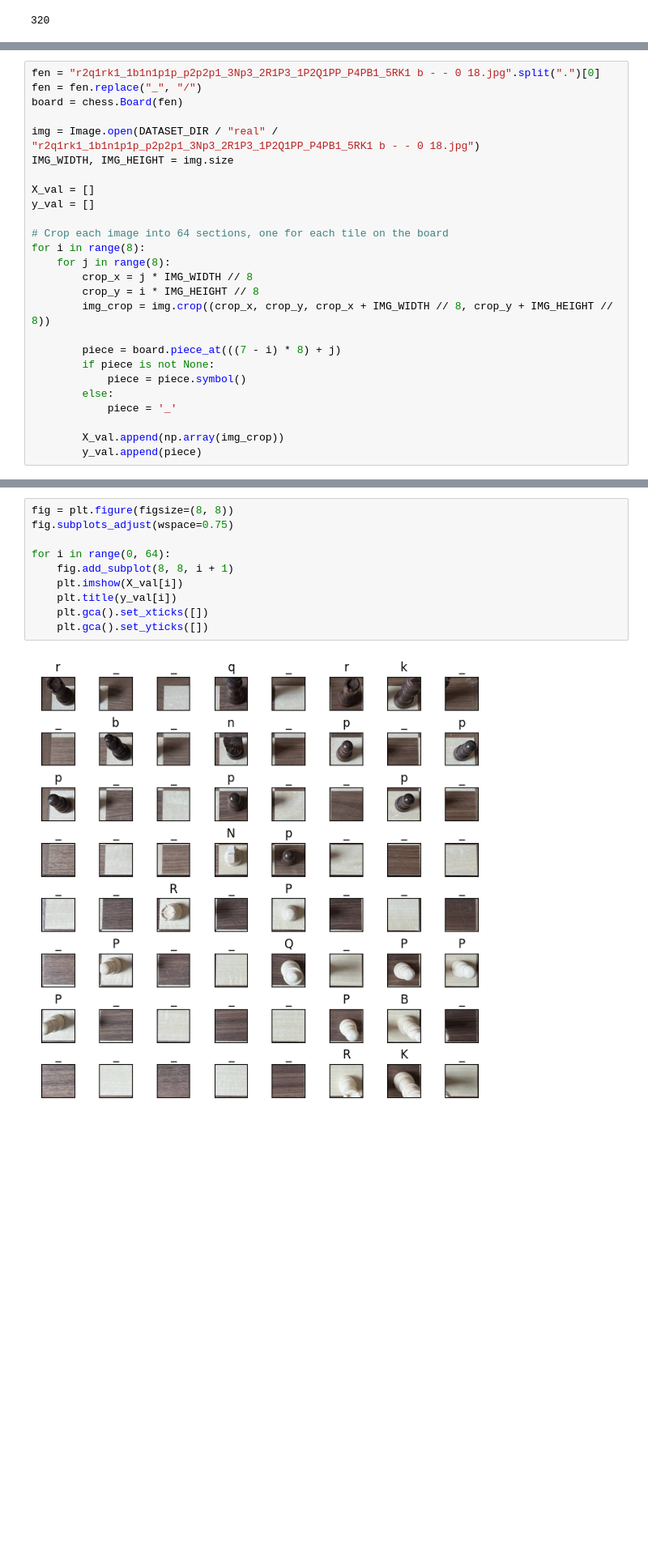
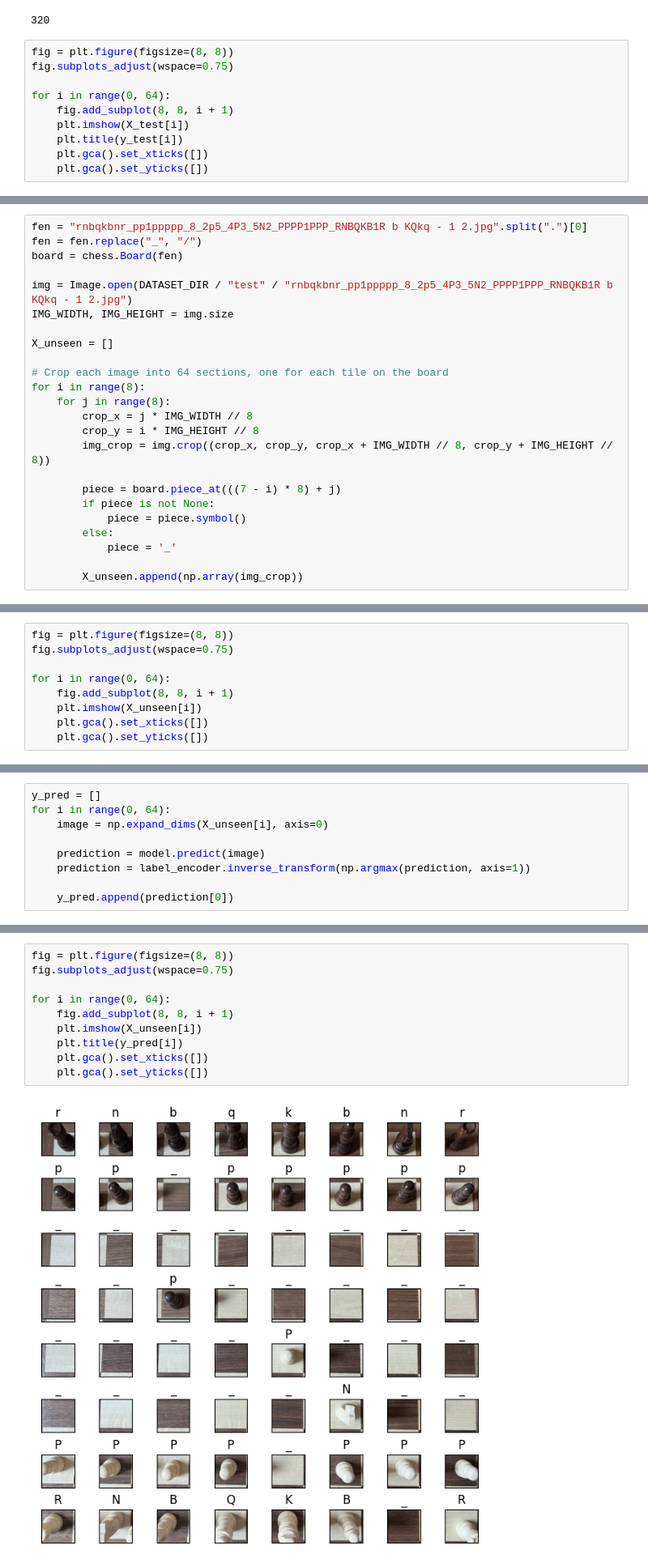
Before and after one commit to billywba/deepconvchess-cnn, a Jupyter notebook: src/main.ipynb, the cells around one changed output, grey strips where cells are left out. Shown at 81% size. Drawn from its saved outputs; the diff is of its cells as text; blank space fills up the shorter version.

```diff
--- a/src/main.ipynb
+++ b/src/main.ipynb
@@ -707,3 +680,13 @@ y_test = np.array(y_test)
 len(X_test)
 # %% [output]
 320
+# %%
+fig = plt.figure(figsize=(8, 8))
+fig.subplots_adjust(wspace=0.75)
+
+for i in range(0, 64):
+    fig.add_subplot(8, 8, i + 1)
+    plt.imshow(X_test[i])
+    plt.title(y_test[i])
+    plt.gca().set_xticks([])
+    plt.gca().set_yticks([])
@@ -721,13 +706,12 @@ Test accuracy: 0.987500011920929
 # %%
-fen = "r2q1rk1_1b1n1p1p_p2p2p1_3Np3_2R1P3_1P2Q1PP_P4PB1_5RK1 b - - 0 18.jpg".split(".")[0]
+fen = "rnbqkbnr_pp1ppppp_8_2p5_4P3_5N2_PPPP1PPP_RNBQKB1R b KQkq - 1 2.jpg".split(".")[0]
 fen = fen.replace("_", "/")
 board = chess.Board(fen)
 
-img = Image.open(DATASET_DIR / "real" / "r2q1rk1_1b1n1p1p_p2p2p1_3Np3_2R1P3_1P2Q1PP_P4PB1_5RK1 b - - 0 18.jpg")
+img = Image.open(DATASET_DIR / "test" / "rnbqkbnr_pp1ppppp_8_2p5_4P3_5N2_PPPP1PPP_RNBQKB1R b KQkq - 1 2.jpg")
 IMG_WIDTH, IMG_HEIGHT = img.size
 
-X_val = []
-y_val = []
+X_unseen = []
 
 # Crop each image into 64 sections, one for each tile on the board
 for i in range(8):
@@ -742,5 +726,4 @@ for i in range(8):
         else:
             piece = '_'
 
-        X_val.append(np.array(img_crop))
-        y_val.append(piece)
+        X_unseen.append(np.array(img_crop))
@@ -746,0 +734,9 @@ for i in range(8):
+# %%
+fig = plt.figure(figsize=(8, 8))
+fig.subplots_adjust(wspace=0.75)
+
+for i in range(0, 64):
+    fig.add_subplot(8, 8, i + 1)
+    plt.imshow(X_unseen[i])
+    plt.gca().set_xticks([])
+    plt.gca().set_yticks([])
@@ -746,0 +745,9 @@ for i in range(8):
+# %%
+y_pred = []
+for i in range(0, 64):
+    image = np.expand_dims(X_unseen[i], axis=0)
+
+    prediction = model.predict(image)
+    prediction = label_encoder.inverse_transform(np.argmax(prediction, axis=1))
+
+    y_pred.append(prediction[0])
@@ -747,12 +772,12 @@ for i in range(8):
 # %%
 fig = plt.figure(figsize=(8, 8))
 fig.subplots_adjust(wspace=0.75)
 
 for i in range(0, 64):
     fig.add_subplot(8, 8, i + 1)
-    plt.imshow(X_val[i])
-    plt.title(y_val[i])
+    plt.imshow(X_unseen[i])
+    plt.title(y_pred[i])
     plt.gca().set_xticks([])
     plt.gca().set_yticks([])
 # %% [output]
-[figure, old version]
+[figure, new version]
```
Also changed, not shown: parts of 21 cells of this notebook.
